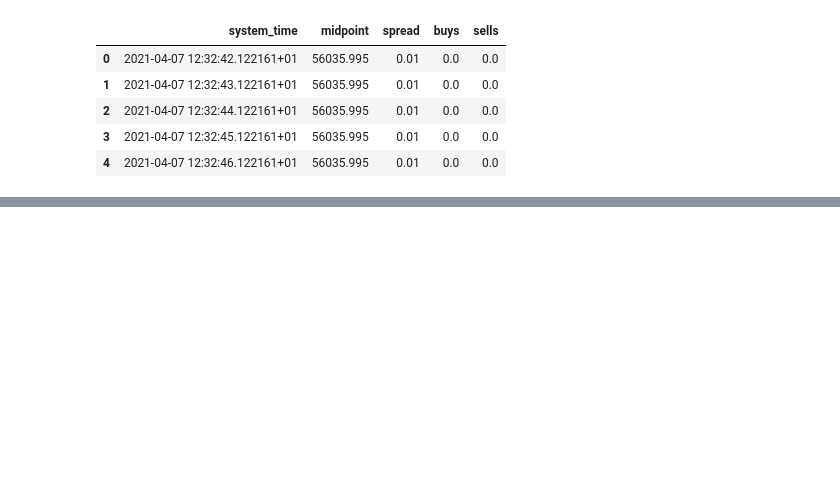
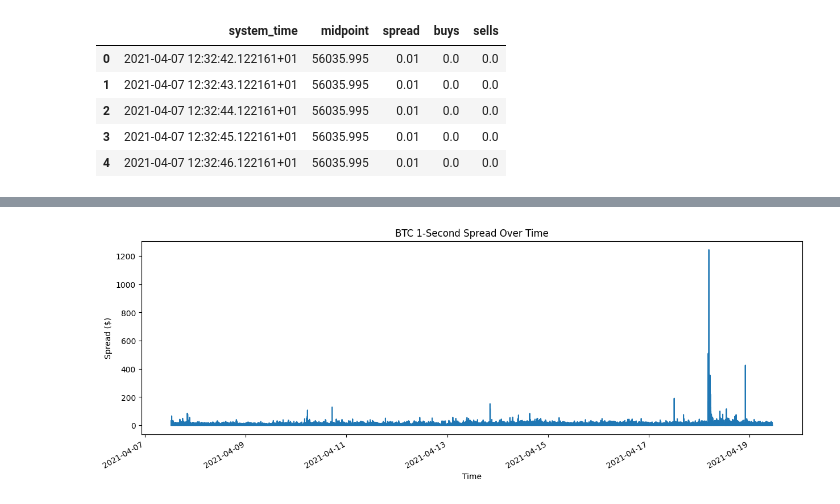
Before and after one commit to nicky5851/execution-simulator, a Jupyter notebook: notebooks/01_spread_analysis.ipynb, the cells around one changed output, grey strips where cells are left out. Saved outputs shown, nothing was run; the diff lists cells and outputs as text; code cells hidden in the pictures; blank space fills up the shorter version.

```diff
--- a/notebooks/01_spread_analysis.ipynb
+++ b/notebooks/01_spread_analysis.ipynb
@@ -10,3 +10,7 @@ df.head()
 | 2 | 2021-04-07 12:32:44.122161+01 | 56035.995 | 0.01 | 0.0 | 0.0 |
 | 3 | 2021-04-07 12:32:45.122161+01 | 56035.995 | 0.01 | 0.0 | 0.0 |
 | 4 | 2021-04-07 12:32:46.122161+01 | 56035.995 | 0.01 | 0.0 | 0.0 |
+# %%
+df['system_time'] = pd.to_datetime(df['system_time'])
+df = df.set_index(df['system_time'])
+df.head()
@@ -12,0 +25,10 @@ df.head()
+# %%
+import matplotlib.pyplot as plt
+plt.figure(figsize=(15,5))
+df['spread'].plot()
+plt.title('BTC 1-Second Spread Over Time')
+plt.ylabel('Spread ($)')
+plt.xlabel('Time')
+plt.show()
+# %% [output]
+[figure, added]
```
Also changed, not shown: parts of 13 cells of this notebook, 1 other file.
